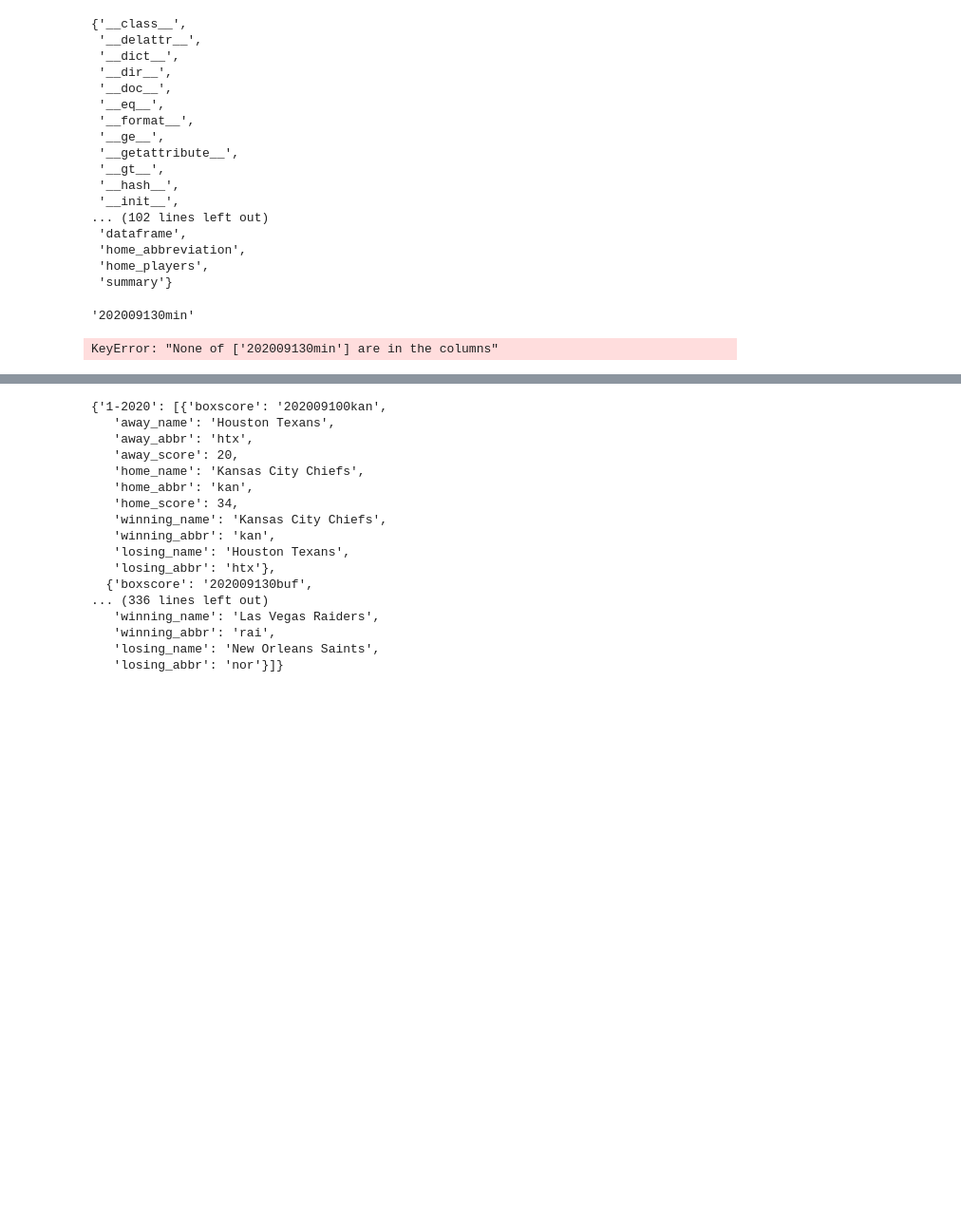
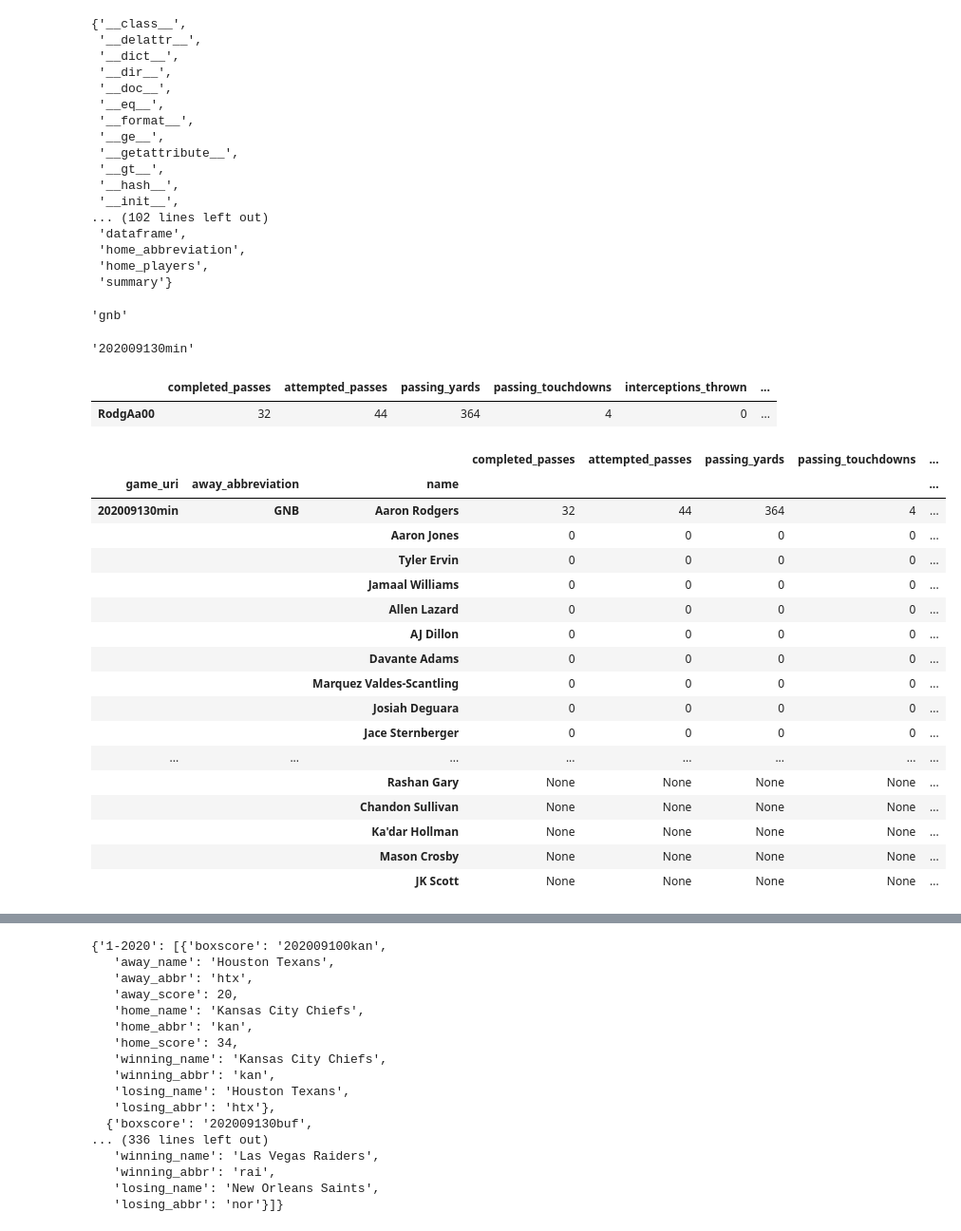
Before and after one commit to LTonstad/Predictive-Analytics-using-Sportsipy, a Jupyter notebook: sportsipy_try.ipynb, the cells around one changed output, grey strips where cells are left out. Shown at 95% size. Cells and saved outputs as stored; diff of their text form; code cells hidden in the pictures; blank space fills up the shorter version.

```diff
--- a/sportsipy_try.ipynb
+++ b/sportsipy_try.ipynb
@@ -59,20 +61,48 @@ set(dir(boxscore)) ^ set(list(df_box.columns))
  'home_players',
  'summary'}
 # %%
-boxscore.
+boxscore.away_abbreviation
+# %% [output]
+'gnb'
 # %%
 df_box.index[0]
 # %% [output]
 '202009130min'
+# %%
+away_df = boxscore.away_players[0].dataframe
+
+away_df
+# %% [output]
+|  | completed_passes | attempted_passes | passing_yards | passing_touchdowns | interceptions_thrown | ... |
+| RodgAa00 | 32 | 44 | 364 | 4 | 0 | ... |
 # %%
 away_df = boxscore.away_players[0].dataframe
 
 for player in boxscore.away_players[1:]:
     away_df = pd.concat([away_df, player.dataframe], axis=0)
 
+away_df['away_abbreviation'] = boxscore.away_abbreviation.upper()
+away_df['game_uri'] = df_box.index[0]
 away_df['name'] = [x.name for x in boxscore.away_players]
-away_df.set_index(str(df_box.index[0]), 'name', str([away_df.index]), inplace=True)
-away_df
+
+away_df.set_index(['game_uri', 'away_abbreviation', 'name'], inplace=True)
 # %% [output]
-KeyError: "None of ['202009130min'] are in the columns"
+|  |  |  | completed_passes | attempted_passes | passing_yards | passing_touchdowns | ... |
+| game_uri | away_abbreviation | name |  |  |  |  | ... |
+| 202009130min | GNB | Aaron Rodgers | 32 | 44 | 364 | 4 | ... |
+|  |  | Aaron Jones | 0 | 0 | 0 | 0 | ... |
+|  |  | Tyler Ervin | 0 | 0 | 0 | 0 | ... |
+|  |  | Jamaal Williams | 0 | 0 | 0 | 0 | ... |
+|  |  | Allen Lazard | 0 | 0 | 0 | 0 | ... |
+|  |  | AJ Dillon | 0 | 0 | 0 | 0 | ... |
+|  |  | Davante Adams | 0 | 0 | 0 | 0 | ... |
+|  |  | Marquez Valdes-Scantling | 0 | 0 | 0 | 0 | ... |
+|  |  | Josiah Deguara | 0 | 0 | 0 | 0 | ... |
+|  |  | Jace Sternberger | 0 | 0 | 0 | 0 | ... |
+| ... | ... | ... | ... | ... | ... | ... | ... |
+|  |  | Rashan Gary | None | None | None | None | ... |
+|  |  | Chandon Sullivan | None | None | None | None | ... |
+|  |  | Ka'dar Hollman | None | None | None | None | ... |
+|  |  | Mason Crosby | None | None | None | None | ... |
+|  |  | JK Scott | None | None | None | None | ... |
 # %%
```
Also changed, not shown: parts of 3 cells of this notebook, 1 other file.
